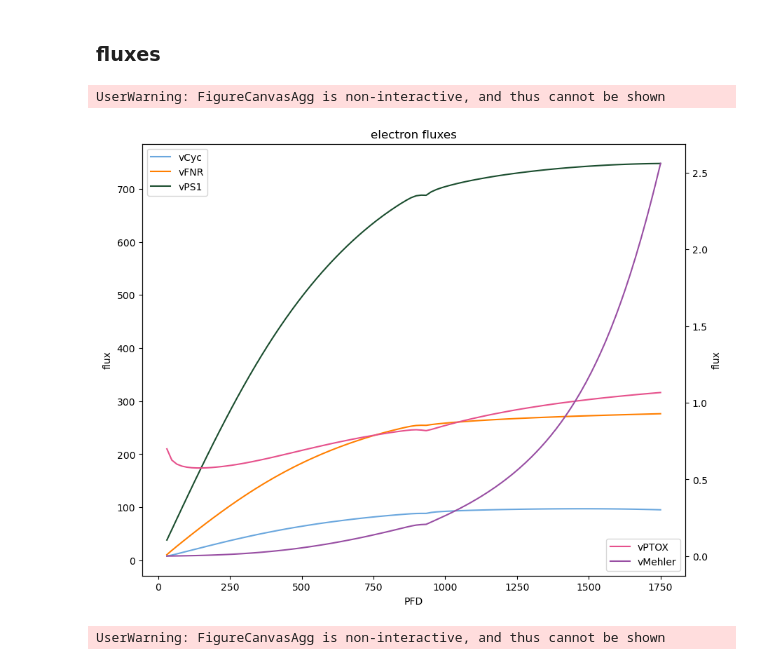
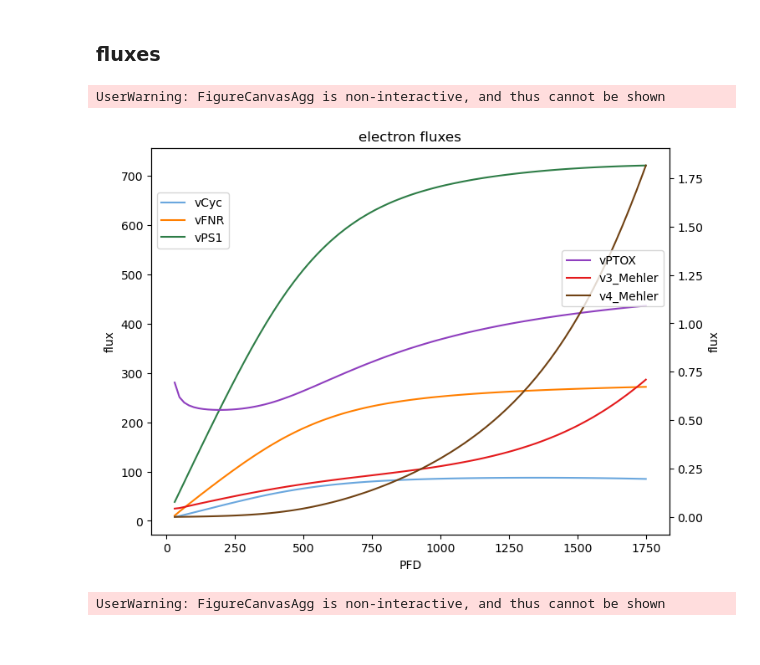
Before and after one commit to A-Potthoff/QTB_modeling, a Jupyter notebook: analyses/steady_state_analysis.ipynb, the cells around one changed output. Drawn from its saved outputs; the diff is of its cells as text; code cells hidden in the pictures.

Commit message:
feat: new plots to compare model modifications

```diff
--- a/analyses/steady_state_analysis.ipynb
+++ b/analyses/steady_state_analysis.ipynb
@@ -11,9 +11,10 @@ colors, colours = colourblind_palette("own")
 
 analysis = "steady_state_dynamics"
 
-model = "cyclic_2021"
-#model = "latest_dev"
+#model = "cyclic_2021"
 #model = "new_PSI"
+#model = "new_PSII"
+model = "latest_dev"
 
 m = load_model(model)
 # %% [output]
@@ -126,4 +127,4 @@ c, v = pfd_ss_scan(s, PFD_VALUES, y0, True)
 # %%
-c = checkpoint("c", f"{model}/{analysis}")
-v = checkpoint("v", f"{model}/{analysis}")
+c = checkpoint("c", f"{model}/{analysis}", overwrite=True)
+v = checkpoint("v", f"{model}/{analysis}", overwrite=True)
 # %% [output]
@@ -192,30 +193,37 @@ save_fig(fig, model, analysis, f"PSI_redox_states")
 # %%
 # ELECTRON FLUXES
 
-fig, ax1 = plt.subplots(figsize=(10, 8))
+fig, ax1 = plt.subplots(figsize=(8, 6))
 ax2 = ax1.twinx()
+#ax3 = ax1.twinx()
 
 ax1.plot(v["vCyc"], label="vCyc", color=colors[0])
 ax1.plot(v["vFNR"], label="vFNR", color=colors[1])
 ax1.plot(v["vPS1"], label="vPS1", color=colors[2])
 
 ax2.plot(v["vPTOX"], label="vPTOX", color=colors[3])
-#ax2.plot(v["v3_Mehler"], label="v3_Mehler", color=colors[4])
-#ax2.plot(v["v4_Mehler"], label="v4_Mehler", color=colors[5])
-ax2.plot(v["vMehler"], label="vMehler", color=colors[4])  # ! if model is old
+if model != "cyclic_2021":
+        ax2.plot(v["v3_Mehler"], label="v3_Mehler", color=colors[5])
+        ax2.plot(v["v4_Mehler"], label="v4_Mehler", color=colors[6])
+else:
+        ax2.plot(v["vMehler"], label="vMehler", color=colors[4])  # ! if model is old
+
+#ax3.plot(c["pH"], label="pH", color=colors[7])
 
 ax1.set(title="electron fluxes",
         xlabel="PFD",
         ylabel="flux")
 ax2.set_ylabel("flux")
+#ax3.set_ylabel("pH")
 
-ax1.legend(loc='upper left')
-ax2.legend(loc='lower right')
+ax1.legend(loc='upper left', bbox_to_anchor=(0, 0.9))
+ax2.legend(loc='upper right', bbox_to_anchor=(1, 0.75))
+#ax3.legend(loc='upper right', bbox_to_anchor=(1, 0.11))
 
 fig.show()
 # %% [output]
 UserWarning: FigureCanvasAgg is non-interactive, and thus cannot be shown
-[figure, old version]
+[figure, new version]
 # %%
 save_fig(fig, model, analysis, f"electron_flows")
 # %%
```
Also changed, not shown: parts of 14 cells of this notebook, 1 other file.
